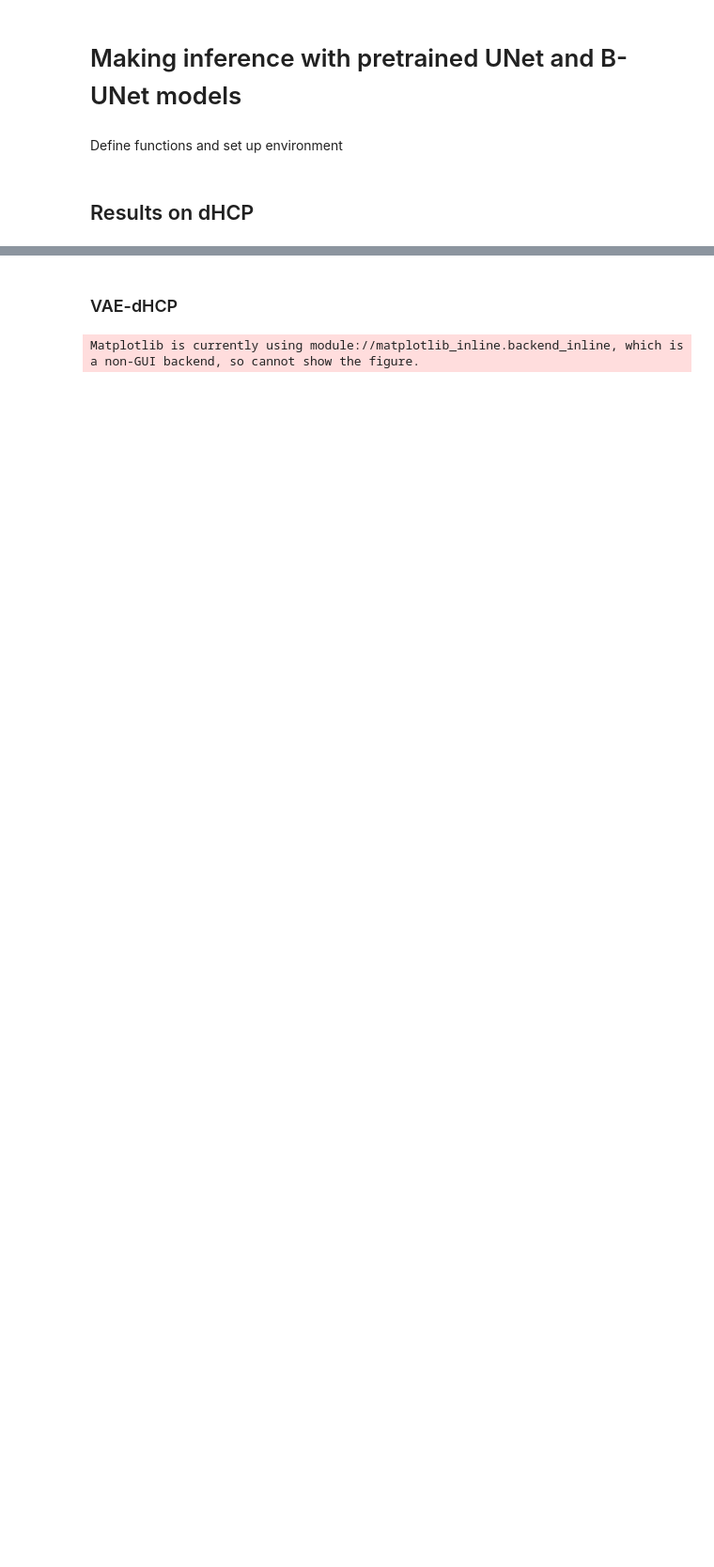
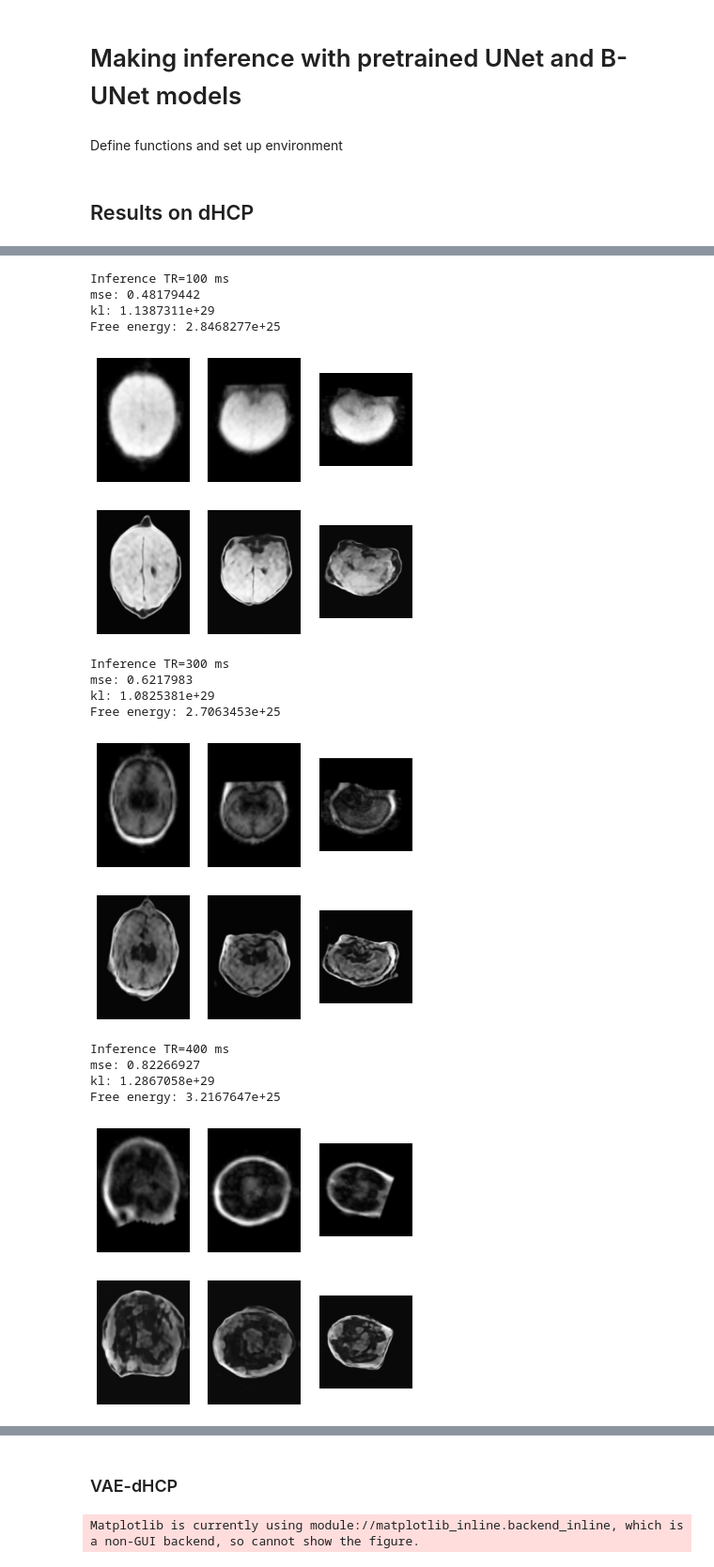
Before and after one commit to ExtremeViscent/SR-UNet, a Jupyter notebook: inference/inference_1.ipynb, the cells around one changed output, grey strips where cells are left out. Shown at 94% size. Cells and saved outputs as stored; diff of their text form; code cells hidden in the pictures; blank space fills up the shorter version.

```diff
--- a/inference/inference_1.ipynb
+++ b/inference/inference_1.ipynb
@@ -311,0 +348,66 @@ sitk.WriteImage(sitk_image_dHCP,'/media/hdd/viscent/SR-UNet/inference/image_dHCP
+# %%
+image_paul = sitk.ReadImage('/media/hdd/viscent/SR-UNet/inference/HF00051/HF00051_concatenated_TIs_64mT.nii')
+image_train = sitk.ReadImage('/home/viscent/hdd/viscent/SR-UNet/inference/image_dHCP.nii.gz')
+array_paul = sitk.GetArrayFromImage(image_paul)[2]
+image_paul = sitk.GetImageFromArray(array_paul)
+image_paul = resample(image_paul)
+image_paul.CopyInformation(image_train)
+sitk.WriteImage(image_paul,'/media/hdd/viscent/SR-UNet/inference/HF00051_400.nii.gz')
+image_paul = sitk.ReadImage('/media/hdd/viscent/SR-UNet/inference/HF00051/HF00051_concatenated_TIs_64mT.nii')
+image_train = sitk.ReadImage('/home/viscent/hdd/viscent/SR-UNet/inference/image_dHCP.nii.gz')
+array_paul = sitk.GetArrayFromImage(image_paul)[6]
+image_paul = sitk.GetImageFromArray(array_paul)
+image_paul = resample(image_paul)
+image_paul.CopyInformation(image_train)
+sitk.WriteImage(image_paul,'/media/hdd/viscent/SR-UNet/inference/HF00051_1010.nii.gz')
+# %%
+for tr in [100,300,400,500,600,800,1010]:
+    image_paul = sitk.ReadImage(f'/media/hdd/viscent/SR-UNet/inference/HF00051_{tr}_reg.nii.gz')
+    image_train = sitk.ReadImage('/home/viscent/hdd/viscent/SR-UNet/inference/image_dHCP.nii.gz')
+    array_paul = sitk.GetArrayFromImage(image_paul)
+    image_paul = sitk.GetImageFromArray(array_paul)
+    image_paul = resample(image_paul)
+    image_paul.CopyInformation(image_train)
+    array_paul = sitk.GetArrayFromImage(image_paul)
+    # image_paul.SetSpacing(image_paul.GetSpacing())
+    # image_paul.SetOrigin(image_paul.GetOrigin())
+    # image_paul.SetDirection(image_paul.GetDirection())
+    # print(image_paul.GetSize())
+
+
+    # for i in range(10):
+    #     image_paul = registration_sitk(image_train,image_paul)
+
+
+    # image_paul = registration_ants(image_train,image_paul)
+
+    # # image_paul = registration_sitk(image_train,image_paul)
+    # array_paul = sitk.GetArrayFromImage(image_paul)
+    # display_multiplanar(image_tensor.squeeze(0).squeeze(0).cpu().detach().numpy())
+    print(f'Inference TR={tr} ms')
+
+    image_tensor = torch.from_numpy(array_paul).unsqueeze(0).unsqueeze(0).float().cuda()
+    output_tensor = infer(model_vae_dhcp,image_tensor)
+    get_metrics(output_tensor,target_tensor,model_vae_dhcp, mu_q= mu_vae_dhcp, logvar_q= logvar_vae_dhcp)
+    display_multiplanar(array_paul)
+    display_multiplanar(output_tensor.squeeze(0).squeeze(0).cpu().detach().numpy())
+    # plot_output(image_tensor,output_tensor,target_tensor)
+# %% [output]
+Inference TR=100 ms
+mse: 0.48179442
+kl: 1.1387311e+29
+Free energy: 2.8468277e+25
+[figure, added]
+[figure, added]
+Inference TR=300 ms
+mse: 0.6217983
+kl: 1.0825381e+29
+Free energy: 2.7063453e+25
+[figure, added]
+[figure, added]
+Inference TR=400 ms
+mse: 0.82266927
+kl: 1.2867058e+29
+Free energy: 3.2167647e+25
+[figure, added]
+[figure, added]
```
Also changed, not shown: parts of 9 cells of this notebook, 3 other files.
